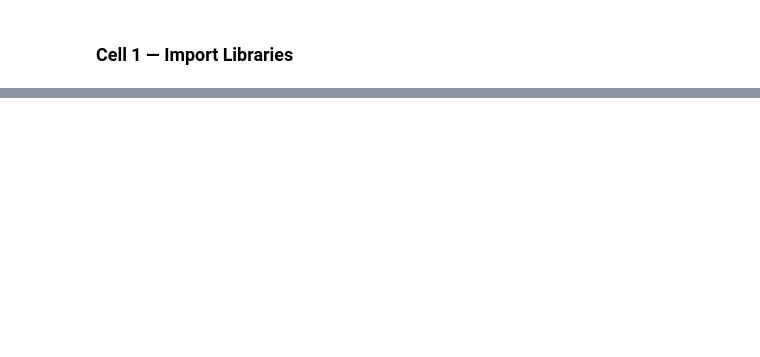
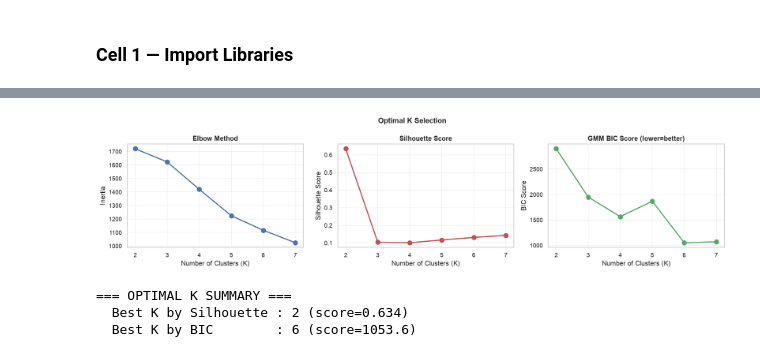
Before and after one commit to annnx7172-cell/PMOS_PROJECT, a Jupyter notebook: notebook/Block5_Clustering.ipynb, the cells around one changed output, grey strips where cells are left out. Drawn from its saved outputs; the diff is of its cells as text; code cells hidden in the pictures; blank space fills up the shorter version.

```diff
--- a/notebook/Block5_Clustering.ipynb
+++ b/notebook/Block5_Clustering.ipynb
@@ -37,0 +38,18 @@ NotFoundError: dlopen(/Users/cirrus/Desktop/PMOS_PROJECT/venv/lib/python3.11/sit
+# %%
+# Load full processed dataset (all 541 patients)
+df = pd.read_csv('../data/processed/pmos_eda_clean.csv')
+df.columns = df.columns.str.strip()
+
+# Load final features from Block 2
+with open('artifacts/final_features.pkl', 'rb') as f:
+    final_features = pickle.load(f)
+
+# Filter PMOS positive patients only
+# Clustering is done on PMOS+ patients to find subtypes
+df_pmos = df[df['PCOS (Y/N)'] == 1].copy()
+df_all  = df.copy()
+
+print(f'✅ Data loaded')
+print(f'   Total patients  : {len(df)}')
+print(f'   PMOS+ patients  : {len(df_pmos)} ← clustering on these')
+print(f'   Features        : {final_features}')
@@ -37,0 +121,62 @@ NotFoundError: dlopen(/Users/cirrus/Desktop/PMOS_PROJECT/venv/lib/python3.11/sit
+# %%
+# Method 1 — Elbow Method (KMeans inertia)
+# Method 2 — Silhouette Score
+# Method 3 — BIC for GMM
+
+K_range = range(2, 8)
+
+inertias    = []
+sil_scores  = []
+bic_scores  = []
+
+for k in K_range:
+    # KMeans
+    km = KMeans(n_clusters=k, random_state=42, n_init=10)
+    km.fit(X_scaled)
+    inertias.append(km.inertia_)
+    sil_scores.append(silhouette_score(X_scaled, km.labels_))
+
+    # GMM BIC
+    gmm = GaussianMixture(n_components=k, random_state=42, n_init=5)
+    gmm.fit(X_scaled)
+    bic_scores.append(gmm.bic(X_scaled))
+
+# Plot
+fig, axes = plt.subplots(1, 3, figsize=(16, 4))
+
+# Elbow
+axes[0].plot(K_range, inertias, 'bo-', linewidth=2, markersize=8)
+axes[0].set_xlabel('Number of Clusters (K)')
+axes[0].set_ylabel('Inertia')
+axes[0].set_title('Elbow Method', fontweight='bold')
+axes[0].grid(alpha=0.3)
+
+# Silhouette
+axes[1].plot(K_range, sil_scores, 'ro-', linewidth=2, markersize=8)
+axes[1].set_xlabel('Number of Clusters (K)')
+axes[1].set_ylabel('Silhouette Score')
+axes[1].set_title('Silhouette Score', fontweight='bold')
+axes[1].grid(alpha=0.3)
+
+# BIC
+axes[2].plot(K_range, bic_scores, 'go-', linewidth=2, markersize=8)
+axes[2].set_xlabel('Number of Clusters (K)')
+axes[2].set_ylabel('BIC Score')
+axes[2].set_title('GMM BIC Score (lower=better)', fontweight='bold')
+axes[2].grid(alpha=0.3)
+
+plt.suptitle('Optimal K Selection', fontsize=13, fontweight='bold')
+plt.tight_layout()
+plt.savefig('outputs/plots/B5_01_optimal_k.png', bbox_inches='tight')
+plt.show()
+
+print('=== OPTIMAL K SUMMARY ===')
+best_sil_k = list(K_range)[np.argmax(sil_scores)]
+best_bic_k = list(K_range)[np.argmin(bic_scores)]
+print(f'  Best K by Silhouette : {best_sil_k} (score={max(sil_scores):.3f})')
+print(f'  Best K by BIC        : {best_bic_k} (score={min(bic_scores):.1f})')
+# %% [output]
+[figure, added]
+=== OPTIMAL K SUMMARY ===
+  Best K by Silhouette : 2 (score=0.634)
+  Best K by BIC        : 6 (score=1053.6)
```
Also changed, not shown: parts of 11 cells of this notebook.
